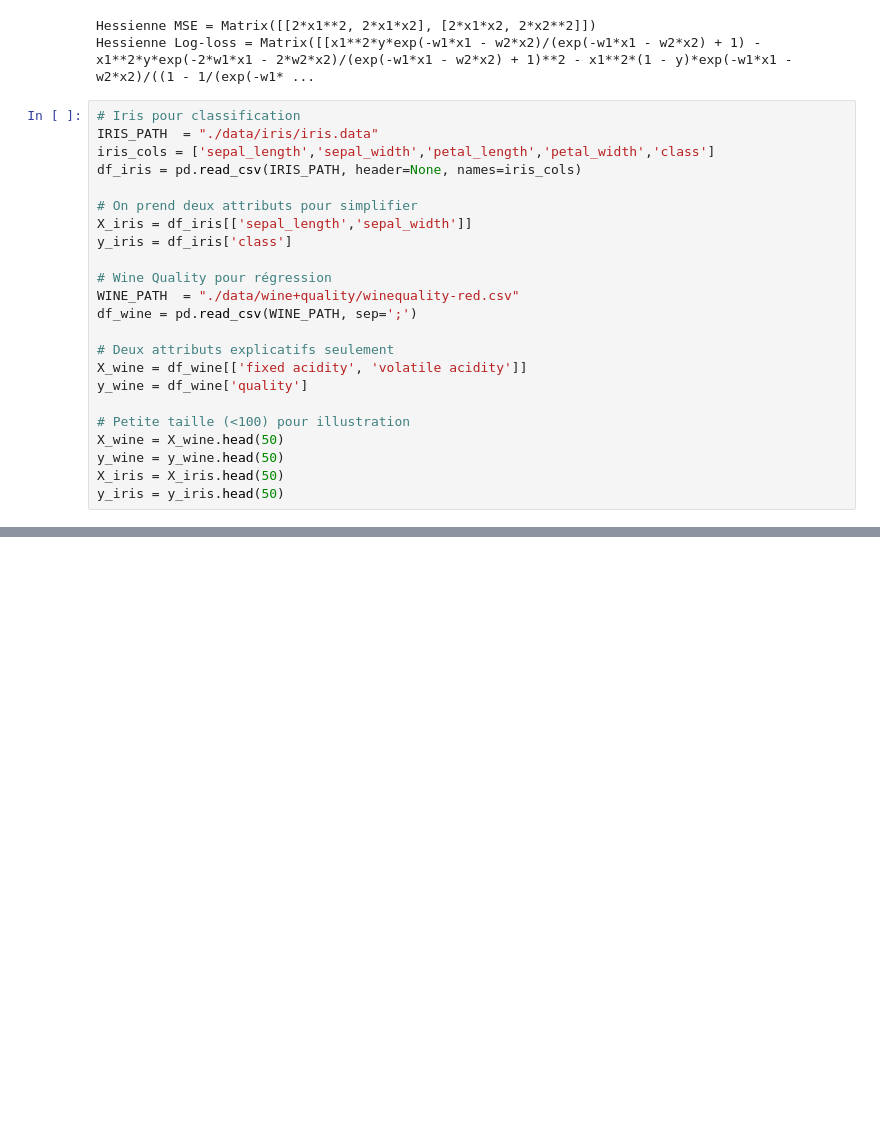
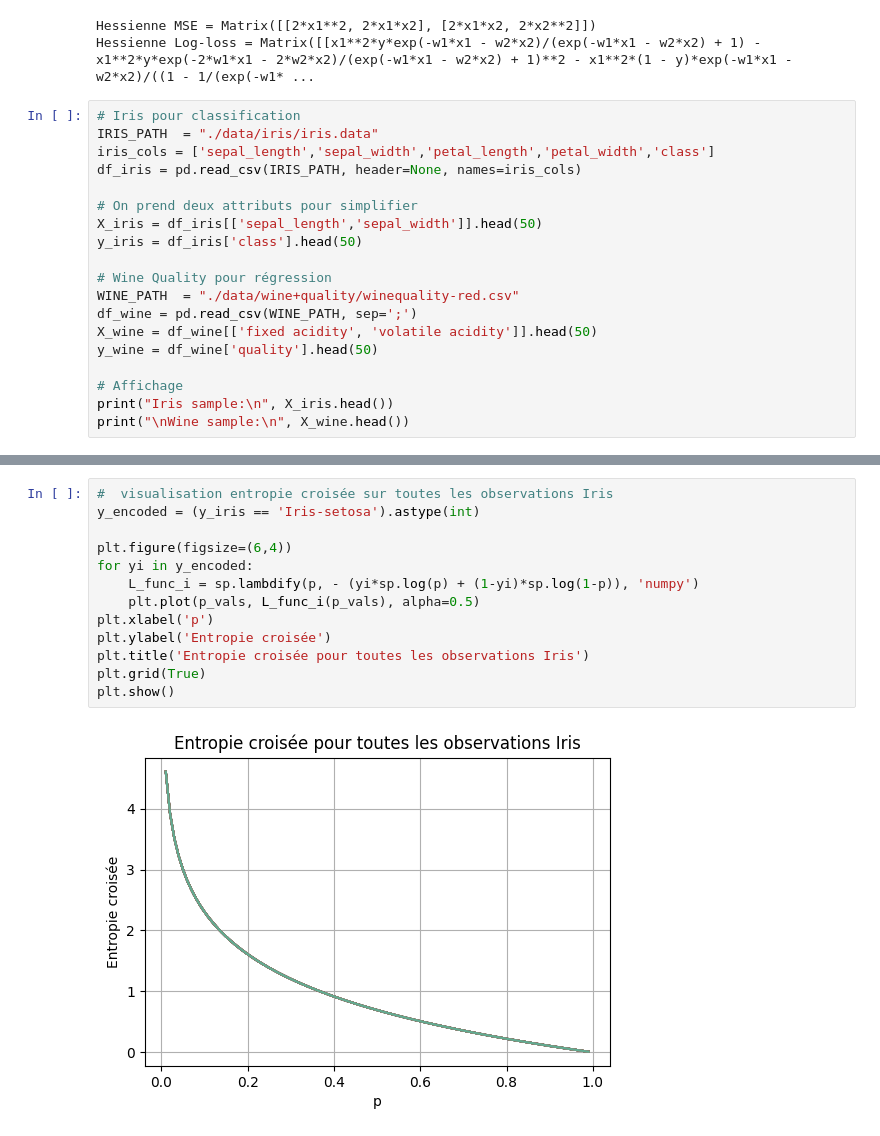
Before and after one commit to TpOptimisation/calcul_symbolique, a Jupyter notebook: src/entropie-croisée-catégorielle.ipynb, the cells around one changed output, grey strips where cells are left out. Saved outputs shown, nothing was run; the diff lists cells and outputs as text; blank space fills up the shorter version.

Commit message:
entropie croisee categorielle

```diff
--- a/src/entropie-croisée-catégorielle.ipynb
+++ b/src/entropie-croisée-catégorielle.ipynb
@@ -40,19 +40,15 @@ iris_cols = ['sepal_length','sepal_width','petal_length','petal_width','class']
 df_iris = pd.read_csv(IRIS_PATH, header=None, names=iris_cols)
 
 # On prend deux attributs pour simplifier
-X_iris = df_iris[['sepal_length','sepal_width']]
-y_iris = df_iris['class']
+X_iris = df_iris[['sepal_length','sepal_width']].head(50)
+y_iris = df_iris['class'].head(50)
 
 # Wine Quality pour régression
 WINE_PATH  = "./data/wine+quality/winequality-red.csv"
 df_wine = pd.read_csv(WINE_PATH, sep=';')
+X_wine = df_wine[['fixed acidity', 'volatile acidity']].head(50)
+y_wine = df_wine['quality'].head(50)
 
-# Deux attributs explicatifs seulement
-X_wine = df_wine[['fixed acidity', 'volatile acidity']]
-y_wine = df_wine['quality']
-
-# Petite taille (<100) pour illustration
-X_wine = X_wine.head(50)
-y_wine = y_wine.head(50)
-X_iris = X_iris.head(50)
-y_iris = y_iris.head(50)
+# Affichage
+print("Iris sample:\n", X_iris.head())
+print("\nWine sample:\n", X_wine.head())
@@ -108,0 +147,15 @@ plt.show()
+# %%
+#  visualisation entropie croisée sur toutes les observations Iris
+y_encoded = (y_iris == 'Iris-setosa').astype(int)
+
+plt.figure(figsize=(6,4))
+for yi in y_encoded:
+    L_func_i = sp.lambdify(p, - (yi*sp.log(p) + (1-yi)*sp.log(1-p)), 'numpy')
+    plt.plot(p_vals, L_func_i(p_vals), alpha=0.5)
+plt.xlabel('p')
+plt.ylabel('Entropie croisée')
+plt.title('Entropie croisée pour toutes les observations Iris')
+plt.grid(True)
+plt.show()
+# %% [output]
+[figure, added]
```
Also changed, not shown: parts of 6 cells of this notebook.
